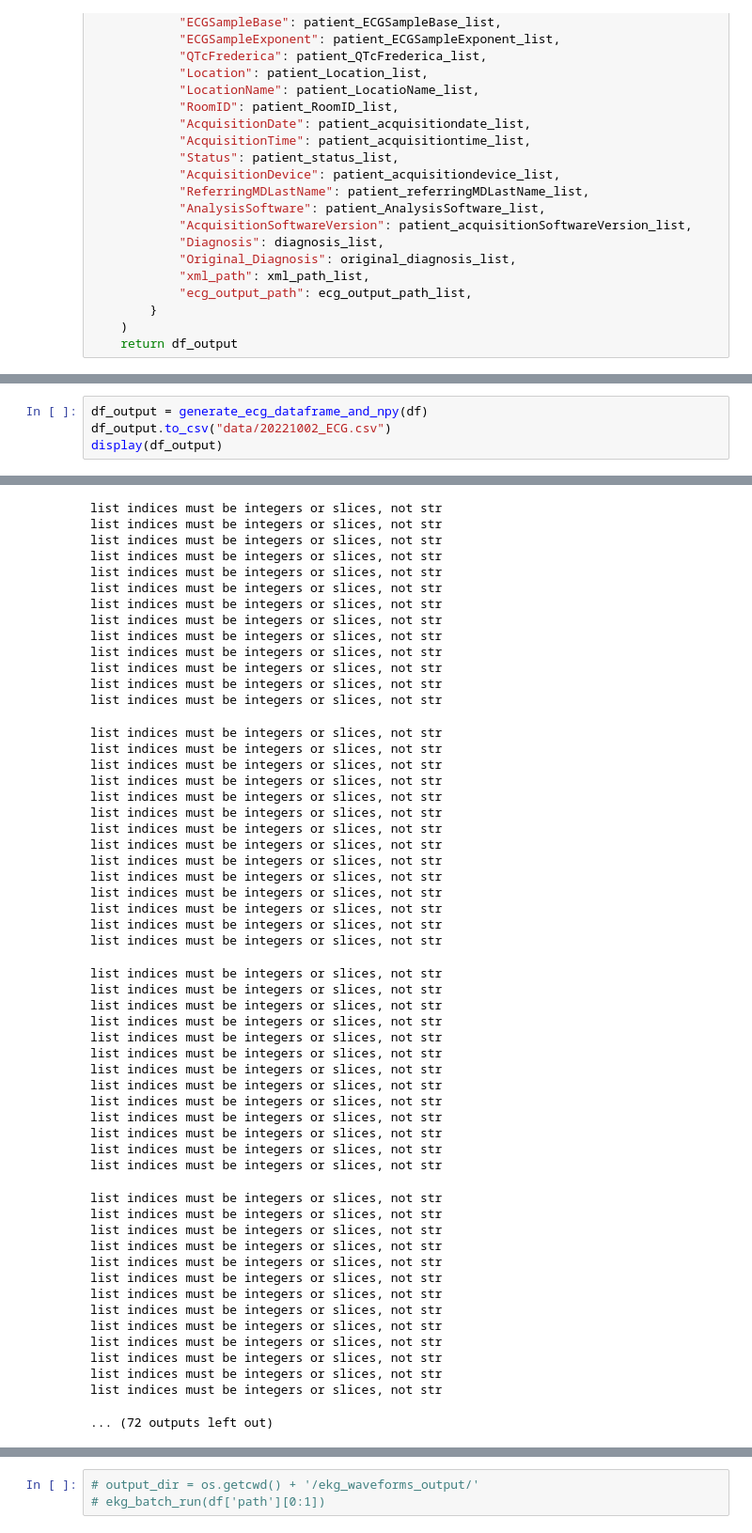
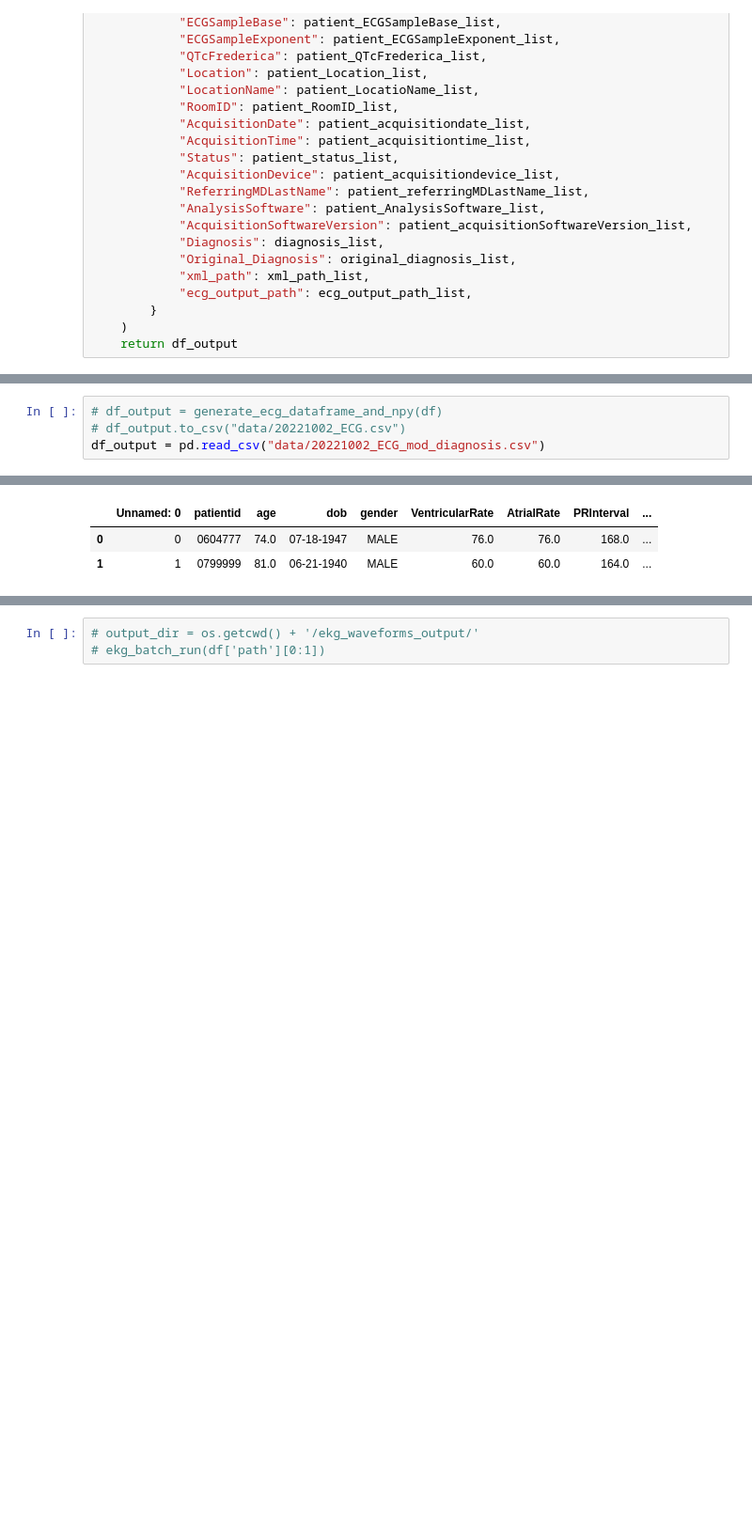
Before and after one commit to HeartWise-AI/DeepECG_Preprocess, a Jupyter notebook: DeepECG_GetFiles.ipynb, the cells around one changed output, grey strips where cells are left out. Shown at 94% size. Cells and saved outputs as stored; diff of their text form; blank space fills up the shorter version.

```diff
--- a/DeepECG_GetFiles.ipynb
+++ b/DeepECG_GetFiles.ipynb
@@ -563,5 +563,5 @@ display(df)
 # %%
-df_output = generate_ecg_dataframe_and_npy(df)
-df_output.to_csv("data/20221002_ECG.csv")
-display(df_output)
+# df_output = generate_ecg_dataframe_and_npy(df)
+# df_output.to_csv("data/20221002_ECG.csv")
+df_output = pd.read_csv("data/20221002_ECG_mod_diagnosis.csv")
 # %% [output]
@@ -677,54 +568,3 @@ list indices must be integers or slices, not str
-list indices must be integers or slices, not str
-list indices must be integers or slices, not str
-list indices must be integers or slices, not str
-list indices must be integers or slices, not str
-list indices must be integers or slices, not str
-list indices must be integers or slices, not str
-list indices must be integers or slices, not str
-list indices must be integers or slices, not str
-list indices must be integers or slices, not str
-list indices must be integers or slices, not str
-list indices must be integers or slices, not str
-list indices must be integers or slices, not str
-list indices must be integers or slices, not str
-list indices must be integers or slices, not str
-list indices must be integers or slices, not str
-list indices must be integers or slices, not str
-list indices must be integers or slices, not str
-list indices must be integers or slices, not str
-list indices must be integers or slices, not str
-list indices must be integers or slices, not str
-list indices must be integers or slices, not str
-list indices must be integers or slices, not str
-list indices must be integers or slices, not str
-list indices must be integers or slices, not str
-list indices must be integers or slices, not str
-list indices must be integers or slices, not str
-list indices must be integers or slices, not str
-list indices must be integers or slices, not str
-list indices must be integers or slices, not str
-list indices must be integers or slices, not str
-list indices must be integers or slices, not str
-list indices must be integers or slices, not str
-list indices must be integers or slices, not str
-list indices must be integers or slices, not str
-list indices must be integers or slices, not str
-list indices must be integers or slices, not str
-list indices must be integers or slices, not str
-list indices must be integers or slices, not str
-list indices must be integers or slices, not str
-list indices must be integers or slices, not str
-list indices must be integers or slices, not str
-list indices must be integers or slices, not str
-list indices must be integers or slices, not str
-list indices must be integers or slices, not str
-list indices must be integers or slices, not str
-list indices must be integers or slices, not str
-list indices must be integers or slices, not str
-list indices must be integers or slices, not str
-list indices must be integers or slices, not str
-list indices must be integers or slices, not str
-list indices must be integers or slices, not str
-list indices must be integers or slices, not str
-list indices must be integers or slices, not str
-... (72 outputs left out)
+|  | Unnamed: 0 | patientid | age | dob | gender | VentricularRate | AtrialRate | PRInterval | ... |
+| 0 | 0 | 0604777 | 74.0 | 07-18-1947 | MALE | 76.0 | 76.0 | 168.0 | ... |
+| 1 | 1 | 0799999 | 81.0 | 06-21-1940 | MALE | 60.0 | 60.0 | 164.0 | ... |
```
Also changed, not shown: parts of 13 cells of this notebook, 1 other file.
